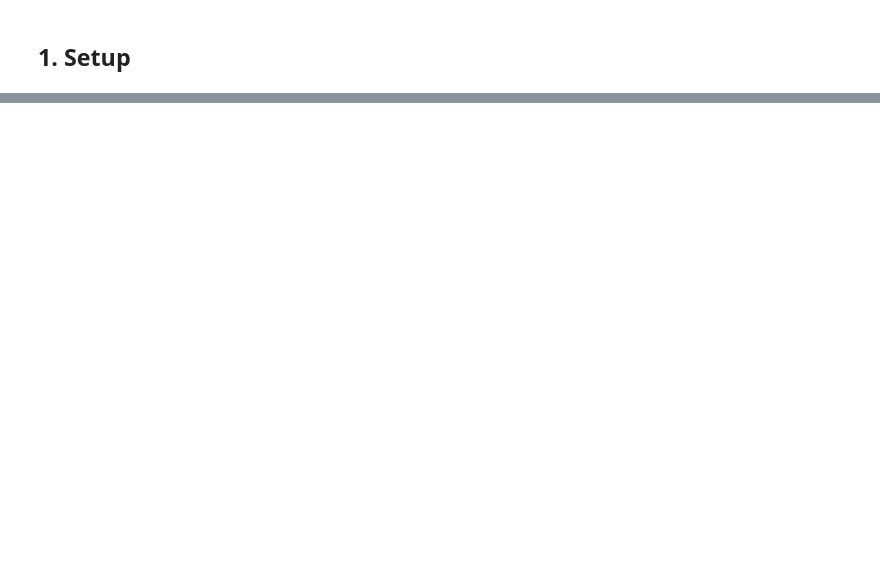
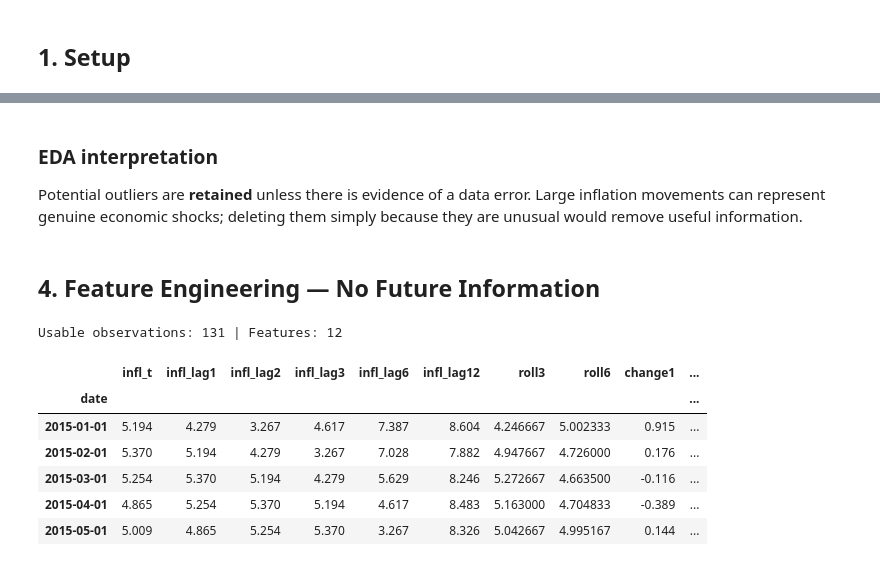
Before and after one commit to Brij-upes/InflationCast, a Jupyter notebook: InflationCast.ipynb, the cells around one changed output, grey strips where cells are left out. Drawn from its saved outputs; the diff is of its cells as text; code cells hidden in the pictures; blank space fills up the shorter version.

```diff
--- a/InflationCast.ipynb
+++ b/InflationCast.ipynb
@@ -246,0 +129,36 @@ def build_mospi_tables(folder):
+# %% [markdown]
+### EDA interpretation
+Potential outliers are **retained** unless there is evidence of a data error. Large inflation movements can represent genuine economic shocks; deleting them simply because they are unusual would remove useful information.
+# %% [markdown]
+## 4. Feature Engineering — No Future Information
+# %%
+d=df.dropna(subset=["inflation_yoy_pct"]).copy().set_index("date")
+infl=d["inflation_yoy_pct"]
+X=pd.DataFrame(index=d.index)
+X["infl_t"]=infl
+for lag in [1,2,3,6,12]: X[f"infl_lag{lag}"]=infl.shift(lag)
+X["roll3"]=infl.rolling(3).mean()
+X["roll6"]=infl.rolling(6).mean()
+X["change1"]=infl.diff(1)
+X["cpi_mom_pct"]=d.cpi_index.pct_change()*100
+X["month_sin"]=np.sin(2*np.pi*X.index.month/12)
+X["month_cos"]=np.cos(2*np.pi*X.index.month/12)
+
+# target is next calendar month's inflation
+y=infl.shift(-1).rename("target_next_month")
+target_date=pd.Series(d.index,index=d.index).shift(-1).rename("target_date")
+model_df=pd.concat([X,y,target_date],axis=1).dropna()
+X=model_df.drop(columns=["target_next_month","target_date"])
+y=model_df.target_next_month
+target_dates=pd.to_datetime(model_df.target_date)
+print("Usable observations:",len(X),"| Features:",X.shape[1])
+display(X.head())
+# %% [output]
+Usable observations: 131 | Features: 12
+|  | infl_t | infl_lag1 | infl_lag2 | infl_lag3 | infl_lag6 | infl_lag12 | roll3 | roll6 | change1 | ... |
+| date |  |  |  |  |  |  |  |  |  | ... |
+| 2015-01-01 | 5.194 | 4.279 | 3.267 | 4.617 | 7.387 | 8.604 | 4.246667 | 5.002333 | 0.915 | ... |
+| 2015-02-01 | 5.370 | 5.194 | 4.279 | 3.267 | 7.028 | 7.882 | 4.947667 | 4.726000 | 0.176 | ... |
+| 2015-03-01 | 5.254 | 5.370 | 5.194 | 4.279 | 5.629 | 8.246 | 5.272667 | 4.663500 | -0.116 | ... |
+| 2015-04-01 | 4.865 | 5.254 | 5.370 | 5.194 | 4.617 | 8.483 | 5.163000 | 4.704833 | -0.389 | ... |
+| 2015-05-01 | 5.009 | 4.865 | 5.254 | 5.370 | 3.267 | 8.326 | 5.042667 | 4.995167 | 0.144 | ... |
```
Also changed, not shown: parts of 46 cells of this notebook, 2 other files.
